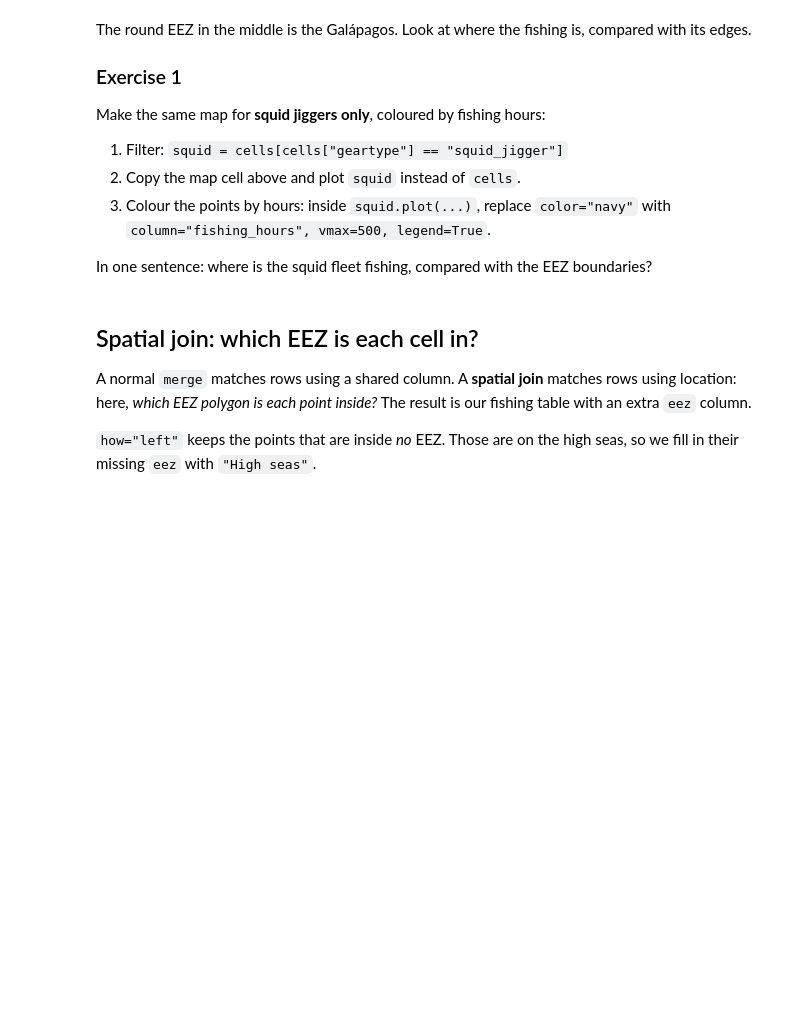
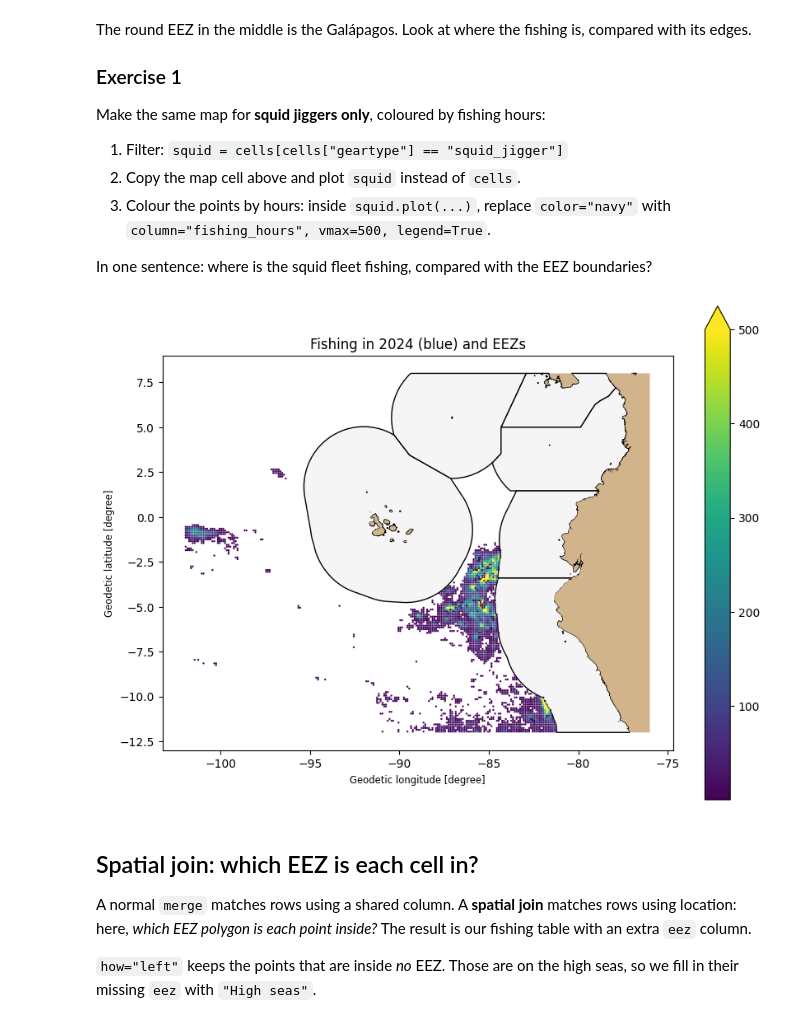
Before and after one commit to lilylee987/QM2, a Jupyter notebook: notebooks/W03. Spatial Data.ipynb, the cells around one changed output. Drawn from its saved outputs; the diff is of its cells as text; code cells hidden in the pictures; blank space fills up the shorter version.

```diff
--- a/notebooks/W03. Spatial Data.ipynb
+++ b/notebooks/W03. Spatial Data.ipynb
@@ -102,7 +102,33 @@ Make the same map for **squid jiggers only**, coloured by fishing hours:
 
 In one sentence: where is the squid fleet fishing, compared with the EEZ boundaries?
 # %%
-#hmmmmmmm
+import numpy as np
+import pandas as pd
+import geopandas as gpd
+import matplotlib.pyplot as plt
+import networkx as nx
+
+URL = "https://storage.googleapis.com/qm2/2627/w03/"
+
+effort = pd.read_csv(URL + "gfw_effort_galapagos.csv")
+
+effort.groupby("year")["fishing_hours"].sum()
+
+e24 = effort[effort["year"] == 2024]
+
+cells = gpd.GeoDataFrame(e24, geometry=gpd.points_from_xy(e24["lon"], e24["lat"]), crs="EPSG:4326")
+
+eez = gpd.read_file(URL + "eez_galapagos.geojson")
+land = gpd.read_file(URL + "land_galapagos.geojson")
+squids = cells[cells["geartype"] == "squid_jigger"]
+
+ax = eez.plot(figsize=(10, 8), color="whitesmoke", edgecolor="black")   # EEZ polygons
+land.plot(ax=ax, color="tan")                                            # land
+squids.plot(ax=ax, markersize=0.5, column="fishing_hours", vmax=500, legend=True)
+plt.title("Fishing in 2024 (blue) and EEZs")
+plt.show()
+# %% [output]
+[figure, added]
 # %% [markdown]
 ## Spatial join: which EEZ is each cell in?
 
```
Also changed, not shown: parts of 1 cell of this notebook.
